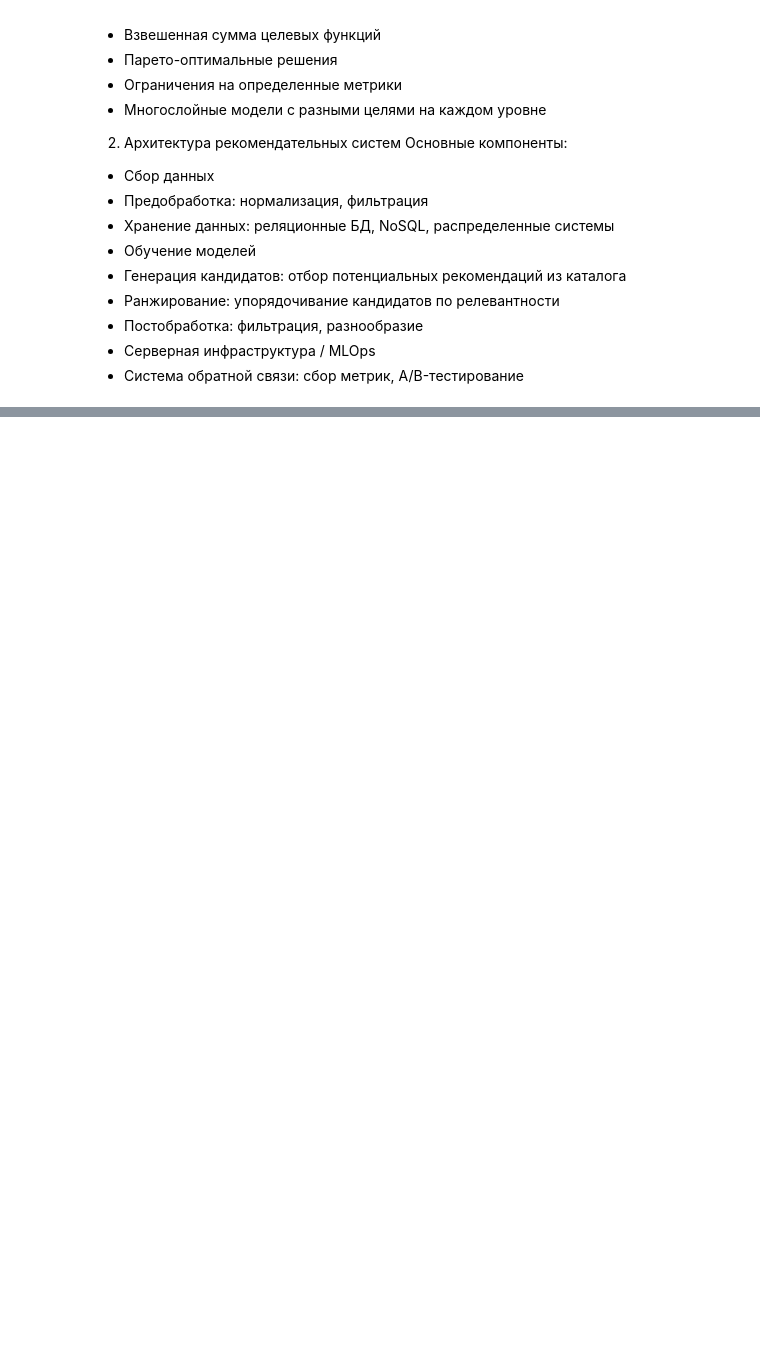
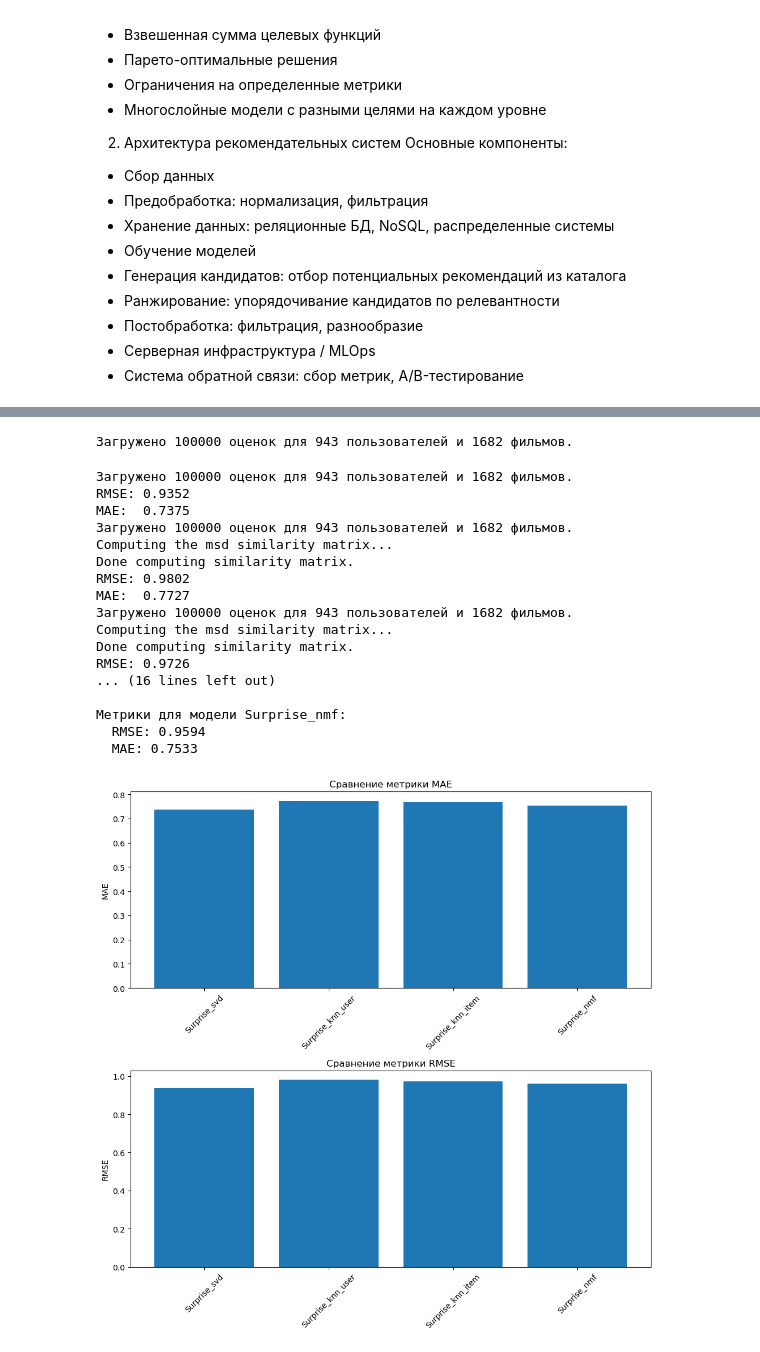
Before and after one commit to niktimf/CHSU_data_structure_and_analysis, a Jupyter notebook: LABA23/RecSys.ipynb, the cells around one changed output, grey strips where cells are left out. Cells and saved outputs as stored; diff of their text form; code cells hidden in the pictures; blank space fills up the shorter version.

Commit message:
Add initial implementation of recommendation system with data loading and evaluation

```diff
--- a/LABA23/RecSys.ipynb
+++ b/LABA23/RecSys.ipynb
@@ -118,0 +333,65 @@ train
+# %%
+data_loader.load_data()
+# %% [output]
+Загружено 100000 оценок для 943 пользователей и 1682 фильмов.
+# %%
+# SVD - Сингулярное разложение - самый популярный алгоритм матричной факторизации.
+# Раскладывает матрицу рейтингов, выделяя латентные факторы предпочтений пользователей.
+# Преимущества: высокая точность, хорошая масштабируемость.
+# Недостатки: сложность интерпретации, чувствительность к разреженности данных.
+surprise_svd = SurpriseRecommender(data_loader, model_type='svd')
+
+# KNN_user - Коллаборативная фильтрация на основе соседства пользователей.
+# Ищет пользователей с похожими вкусами и рекомендует то, что понравилось им.
+# Преимущества: интуитивно понятный, легко объяснимый, эффективный при плотной матрице рейтингов.
+# Недостатки: плохо масштабируется с ростом числа пользователей, проблемы с холодным стартом.
+surprise_knn_user = SurpriseRecommender(data_loader, model_type='knn_user')
+
+# KNN_item - Коллаборативная фильтрация на основе соседства объектов.
+# Ищет фильмы, похожие на те, что нравятся пользователю.
+# Преимущества: более устойчив к разреженности, лучше масштабируется чем user-based.
+# Недостатки: менее персонализированные рекомендации, требует обновления при добавлении новых элементов.
+surprise_knn_item = SurpriseRecommender(data_loader, model_type='knn_item')
+
+# NMF - Неотрицательная матричная факторизация.
+# Разлагает матрицу рейтингов на произведение неотрицательных матриц.
+# Преимущества: лучшая интерпретируемость результатов, эффективность при разреженных данных.
+# Недостатки: может сходиться к локальным минимумам, меньшая точность по сравнению с SVD.
+surprise_nmf = SurpriseRecommender(data_loader, model_type='nmf')
+# %%
+# Оценка моделей
+
+evaluator = RecommenderEvaluator()
+evaluator.add_recommender(surprise_svd)
+evaluator.add_recommender(surprise_knn_user)
+evaluator.add_recommender(surprise_knn_item)
+evaluator.add_recommender(surprise_nmf)
+
+metrics = evaluator.evaluate_all()
+
+for model_name, model_metrics in metrics.items():
+    print(f"\nМетрики для модели {model_name}:")
+    for metric_name, value in model_metrics.items():
+        print(f"  {metric_name}: {value:.4f}")
+
+
+evaluator.plot_metrics()
+# %% [output]
+Загружено 100000 оценок для 943 пользователей и 1682 фильмов.
+RMSE: 0.9352
+MAE:  0.7375
+Загружено 100000 оценок для 943 пользователей и 1682 фильмов.
+Computing the msd similarity matrix...
+Done computing similarity matrix.
+RMSE: 0.9802
+MAE:  0.7727
+Загружено 100000 оценок для 943 пользователей и 1682 фильмов.
+Computing the msd similarity matrix...
+Done computing similarity matrix.
+RMSE: 0.9726
+... (16 lines left out)
+
+Метрики для модели Surprise_nmf:
+  RMSE: 0.9594
+  MAE: 0.7533
+[figure, added]
```
Also changed, not shown: parts of 8 cells of this notebook.
